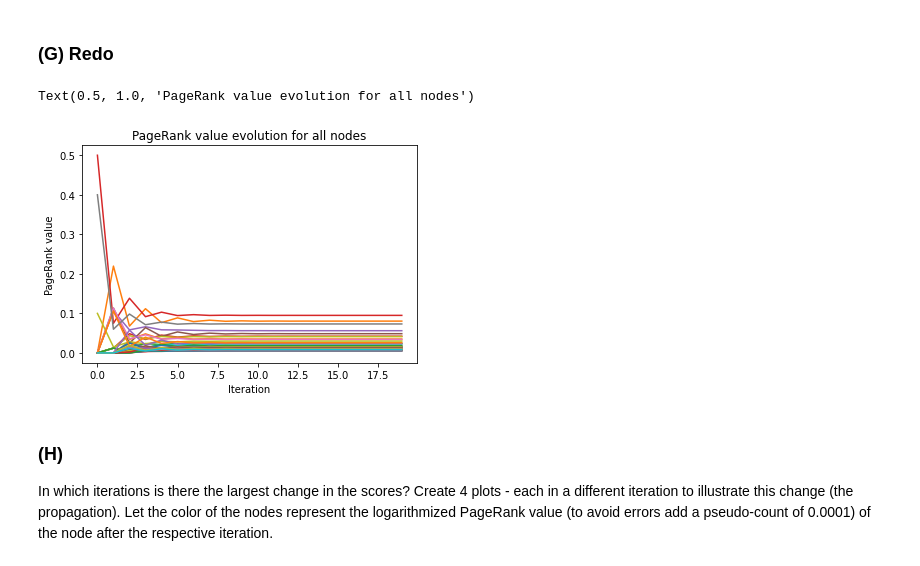
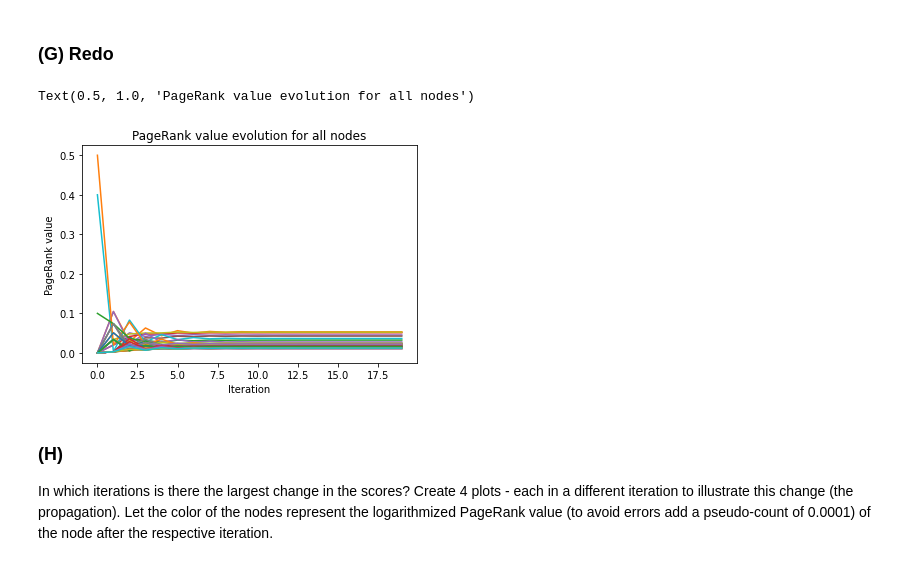
Before and after one commit to pwl482/ComplexSystemsVinPart, a Jupyter notebook: Assignment_4/hw(vingron)4_added2.ipynb, the cells around one changed output. Cells and saved outputs as stored; diff of their text form; code cells hidden in the pictures.

```diff
--- a/Assignment_4/hw(vingron)4_added2.ipynb
+++ b/Assignment_4/hw(vingron)4_added2.ipynb
@@ -533,29 +533,30 @@ plt.show()
 # %%
 G = nx.barabasi_albert_graph(n=50, m=3, seed=42)
 T = transitionMatrixG(G)
 q = np.zeros_like(T[0])
 q[:3]=[0.5,0.4,0.1]
 np.random.shuffle(q)
 its = 20 #number of iterations
 pranks = np.zeros((its, 50)) #here we'll store the results of each iteration
 pranks[0]=q
+q = np.ones_like(q)/50
 a = 0.15
 for i in range(1,its,1):
     pranks[i] = a*q + (1-a) * np.dot(T,pranks[i-1])
 
 # plot
 for node in range(50):
     #plt.plot(np.arange(50),pranks[node])
     x = np.arange(its)
     y = pranks[:,node]
     plt.plot(x,y)
 #
 plt.xlabel("Iteration")
 plt.ylabel("PageRank value")
 plt.title("PageRank value evolution for all nodes")
 # %% [output]
 Text(0.5, 1.0, 'PageRank value evolution for all nodes')
-[figure, old version]
+[figure, new version]
 # %% [markdown]
 ### (H)
 In which iterations is there the largest change in the scores? Create 4 plots - each in a
```
Also changed, not shown: parts of 32 cells of this notebook.
